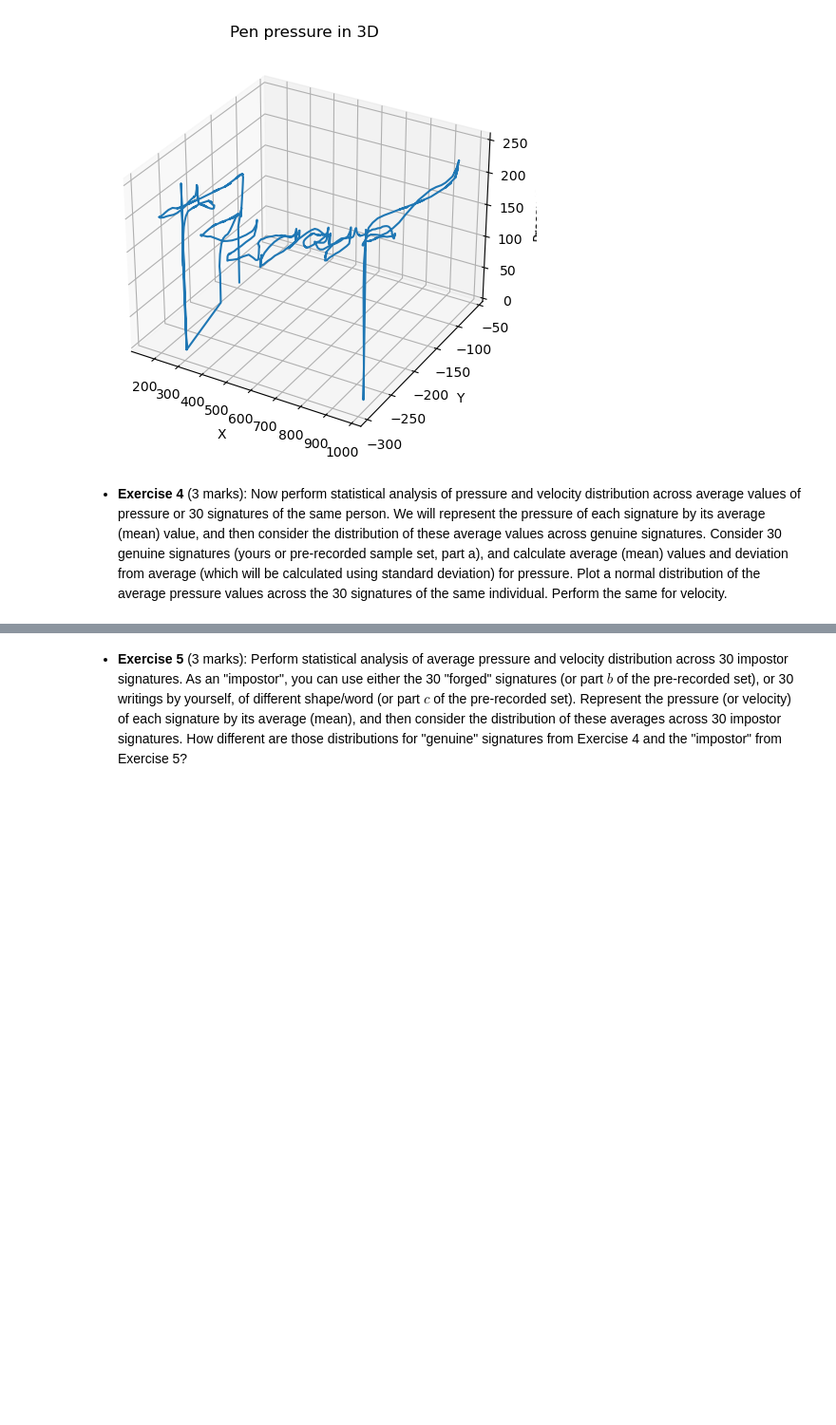
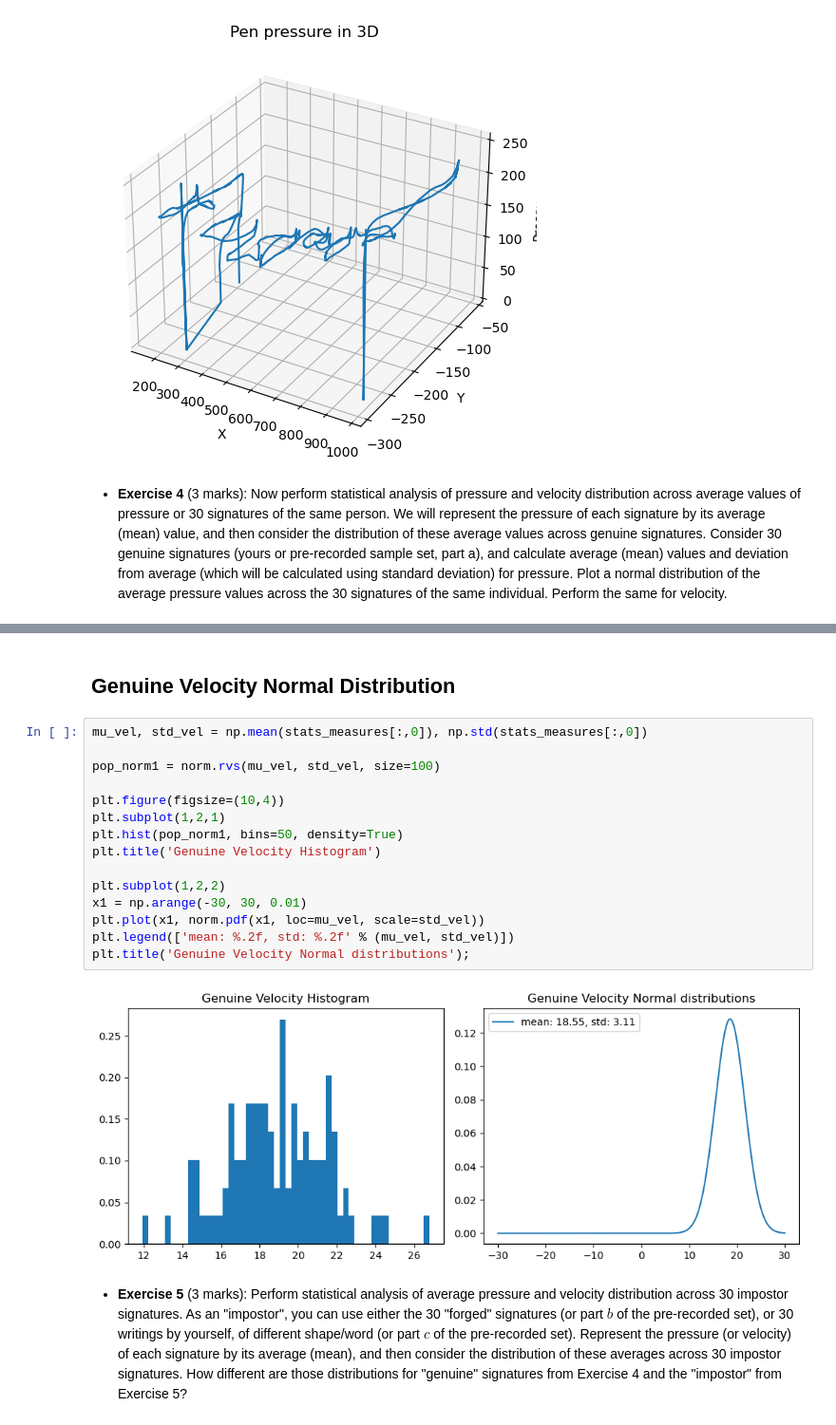
Before and after one commit to A-Anwar73/ENCM509_Labs_and_Projects, a Jupyter notebook: Lab_2/Lab02_Ahmed_Anwar_Ali_Mekawy.ipynb, the cells around one changed output, grey strips where cells are left out. Shown at 95% size. Drawn from its saved outputs; the diff is of its cells as text; blank space fills up the shorter version.

```diff
--- a/Lab_2/Lab02_Ahmed_Anwar_Ali_Mekawy.ipynb
+++ b/Lab_2/Lab02_Ahmed_Anwar_Ali_Mekawy.ipynb
@@ -520,2 +580,21 @@ plt.show()
+# %% [markdown]
+## Genuine Velocity Normal Distribution
+# %%
+mu_vel, std_vel = np.mean(stats_measures[:,0]), np.std(stats_measures[:,0])
+
+pop_norm1 = norm.rvs(mu_vel, std_vel, size=100)
+
+plt.figure(figsize=(10,4))
+plt.subplot(1,2,1)
+plt.hist(pop_norm1, bins=50, density=True)
+plt.title('Genuine Velocity Histogram')
+
+plt.subplot(1,2,2)
+x1 = np.arange(-30, 30, 0.01)
+plt.plot(x1, norm.pdf(x1, loc=mu_vel, scale=std_vel))
+plt.legend(['mean: %.2f, std: %.2f' % (mu_vel, std_vel)])
+plt.title('Genuine Velocity Normal distributions');
+# %% [output]
+[figure, added]
 # %% [markdown]
 - **Exercise 5** (3 marks): Perform statistical analysis of average pressure and velocity distribution across 30 impostor signatures. As an "impostor", you can use either the 30 "forged" signatures (or part $b$ of the pre-recorded set), or 30 writings by yourself, of different shape/word (or part $c$ of the pre-recorded set). Represent the pressure (or velocity) of each signature by its average (mean), and then consider the distribution of these averages across 30 impostor signatures. How different are those distributions for "genuine" signatures from Exercise 4 and the "impostor" from Exercise 5?
```
Also changed, not shown: parts of 9 cells of this notebook.
